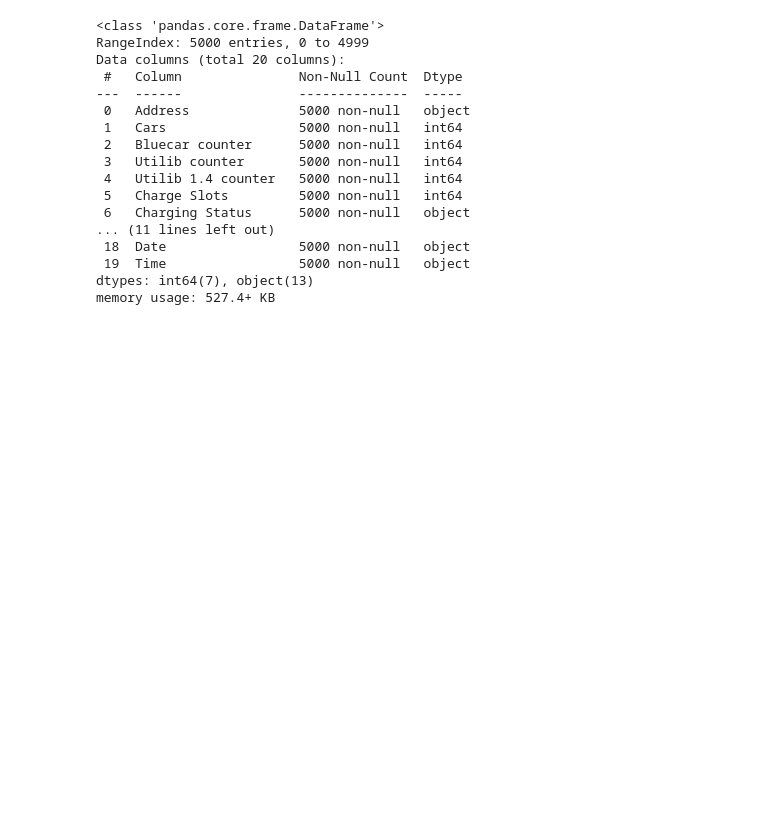
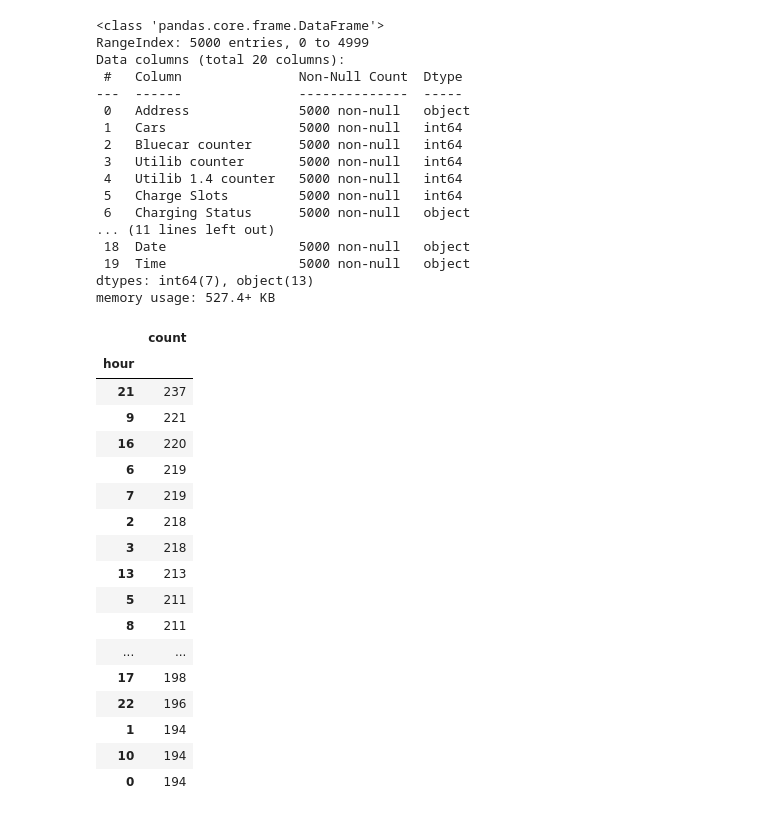
Before and after one commit to Mwangi-Gichuki/week4, a Jupyter notebook: bluecar.ipynb, the cells around one changed output. Cells and saved outputs as stored; diff of their text form; code cells hidden in the pictures; blank space fills up the shorter version.

```diff
--- a/bluecar.ipynb
+++ b/bluecar.ipynb
@@ -137,3 +137,27 @@ Data columns (total 20 columns):
  19  Time                 5000 non-null   object
 dtypes: int64(7), object(13)
 memory usage: 527.4+ KB
+# %%
+# What is the most popular hour for returning cars?
+
+popular_time =  df.groupby(['hour'])['hour'].agg(['count']).sort_values(by='count', ascending=False)
+popular_time
+# %% [output]
+|  | count |
+| hour |  |
+| 21 | 237 |
+| 9 | 221 |
+| 16 | 220 |
+| 6 | 219 |
+| 7 | 219 |
+| 2 | 218 |
+| 3 | 218 |
+| 13 | 213 |
+| 5 | 211 |
+| 8 | 211 |
+| ... | ... |
+| 17 | 198 |
+| 22 | 196 |
+| 1 | 194 |
+| 10 | 194 |
+| 0 | 194 |
```
Also changed, not shown: parts of 1 cell of this notebook.
